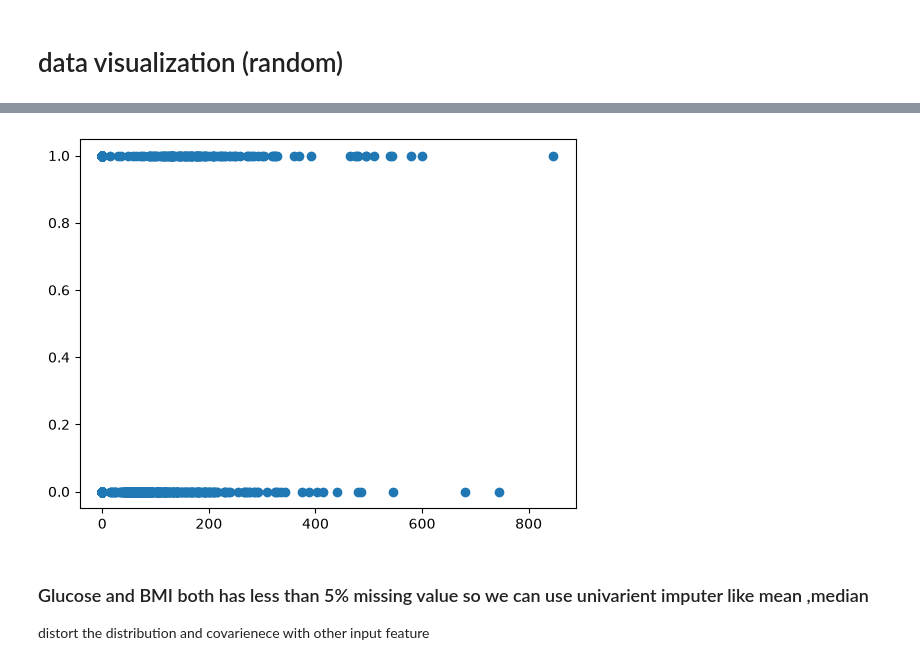
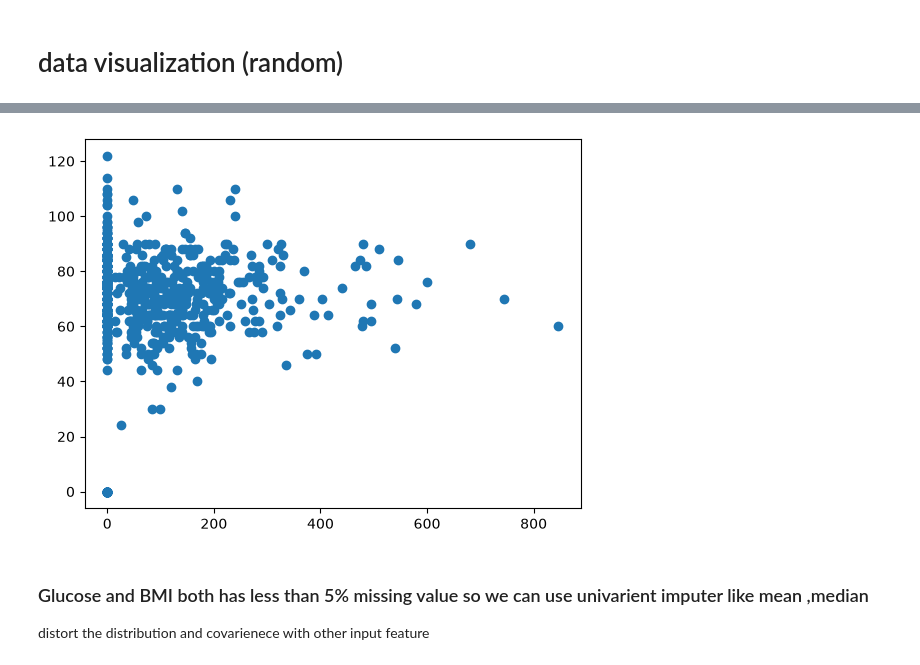
Before and after one commit to arijitmandal2006/DiabetesMLProject, a Jupyter notebook: diabetes.ipynb, the cells around one changed output, grey strips where cells are left out. Saved outputs shown, nothing was run; the diff lists cells and outputs as text; code cells hidden in the pictures.

```diff
--- a/diabetes.ipynb
+++ b/diabetes.ipynb
@@ -11,14 +21,14 @@ data.describe()
 # %%
 x = data[['Insulin']]
-y = data[['Outcome']]
+y = data[['BloodPressure']]
 
 import matplotlib.pyplot as plt
 
 plt.scatter(x, y)
 
 plt.show()
 # %% [output]
-[figure, old version]
+[figure, new version]
 # %% [markdown]
 ### Glucose and BMI both has less than 5% missing value so we can use univarient imputer like mean ,median
 distort the distribution and covarienece with other input feature
```
Also changed, not shown: parts of 11 cells of this notebook, 10 other files.
